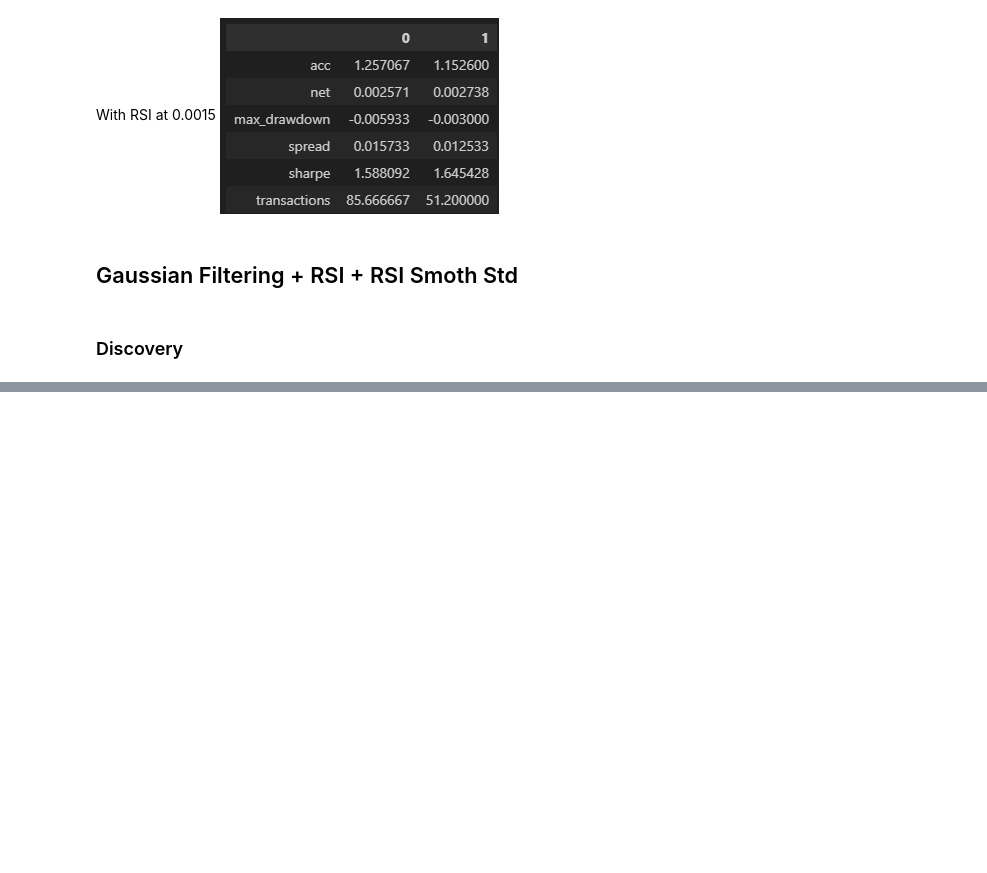
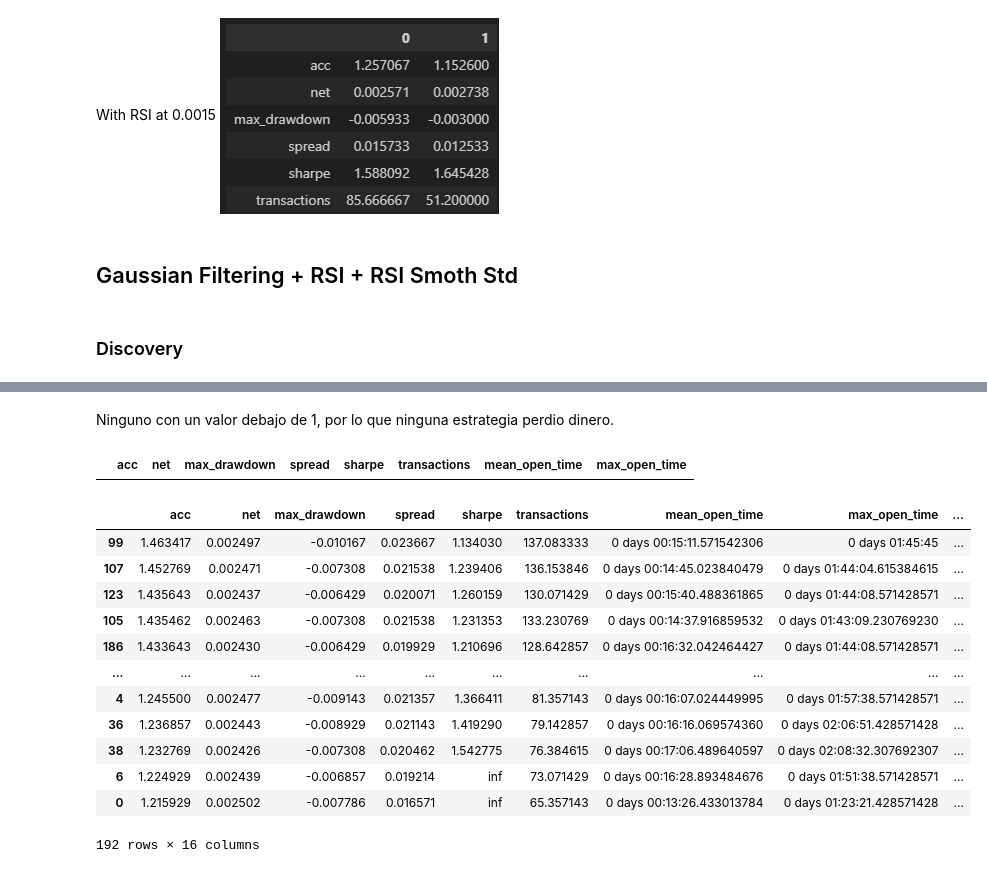
Before and after one commit to RamonHA/CrytosStudy, a Jupyter notebook: test_simple_strategies.ipynb, the cells around one changed output, grey strips where cells are left out. Cells and saved outputs as stored; diff of their text form; code cells hidden in the pictures; blank space fills up the shorter version.

```diff
--- a/test_simple_strategies.ipynb
+++ b/test_simple_strategies.ipynb
@@ -537,14 +537,14 @@ def gf_rsi_rsistd(asset, p1 = 2, thr = 70, rsi_length1 = 10, rsi_rolling = 6, rs
     return rule_validation(asset)
 # %%
 param_dict = {
-    "p1":[2,3],
-    "thr": [65, 70, 75],
+    "p1":[2],
+    "thr": [ 70, 75],
     "rsi_length1":[7, 10, 15],
-    "rsi_rolling":[4,5,6],
-    "rsistd_length":[10, 15, 20],
+    "rsi_rolling":[6, 7],
+    "rsistd_length":[ 15, 20],
     "rsistd_smoth":[5, 10],
     "std_length":[5, 10],
-    "std_thr":[2.5, 3]
+    "std_thr":[3, 3.5]
 }
 # %%
 param_grid = ParameterGrid( param_dict )
@@ -558,0 +576,4 @@ for param in param_grid:
+# %%
+r = pd.DataFrame(r)
+r.sort_values(by = "acc", ascending = False, inplace = True)
+r
@@ -558,0 +594,26 @@ for param in param_grid:
+# %% [markdown]
+Ninguno con un valor debajo de 1, por lo que ninguna estrategia perdio dinero.
+# %%
+r[ r["acc"] < 1 ]
+# %% [output]
+|  | acc | net | max_drawdown | spread | sharpe | transactions | mean_open_time | max_open_time |
+# %%
+paramgrid = pd.DataFrame(param_grid)
+# %%
+df_r = pd.concat([r, paramgrid], axis = 1)
+# %%
+df_r.sort_values(by = "acc", ascending=False)
+# %% [output]
+|  | acc | net | max_drawdown | spread | sharpe | transactions | mean_open_time | max_open_time | ... |
+| 99 | 1.463417 | 0.002497 | -0.010167 | 0.023667 | 1.134030 | 137.083333 | 0 days 00:15:11.571542306 | 0 days 01:45:45 | ... |
+| 107 | 1.452769 | 0.002471 | -0.007308 | 0.021538 | 1.239406 | 136.153846 | 0 days 00:14:45.023840479 | 0 days 01:44:04.615384615 | ... |
+| 123 | 1.435643 | 0.002437 | -0.006429 | 0.020071 | 1.260159 | 130.071429 | 0 days 00:15:40.488361865 | 0 days 01:44:08.571428571 | ... |
+| 105 | 1.435462 | 0.002463 | -0.007308 | 0.021538 | 1.231353 | 133.230769 | 0 days 00:14:37.916859532 | 0 days 01:43:09.230769230 | ... |
+| 186 | 1.433643 | 0.002430 | -0.006429 | 0.019929 | 1.210696 | 128.642857 | 0 days 00:16:32.042464427 | 0 days 01:44:08.571428571 | ... |
+| ... | ... | ... | ... | ... | ... | ... | ... | ... | ... |
+| 4 | 1.245500 | 0.002477 | -0.009143 | 0.021357 | 1.366411 | 81.357143 | 0 days 00:16:07.024449995 | 0 days 01:57:38.571428571 | ... |
+| 36 | 1.236857 | 0.002443 | -0.008929 | 0.021143 | 1.419290 | 79.142857 | 0 days 00:16:16.069574360 | 0 days 02:06:51.428571428 | ... |
+| 38 | 1.232769 | 0.002426 | -0.007308 | 0.020462 | 1.542775 | 76.384615 | 0 days 00:17:06.489640597 | 0 days 02:08:32.307692307 | ... |
+| 6 | 1.224929 | 0.002439 | -0.006857 | 0.019214 | inf | 73.071429 | 0 days 00:16:28.893484676 | 0 days 01:51:38.571428571 | ... |
+| 0 | 1.215929 | 0.002502 | -0.007786 | 0.016571 | inf | 65.357143 | 0 days 00:13:26.433013784 | 0 days 01:23:21.428571428 | ... |
+192 rows × 16 columns
```
Also changed, not shown: parts of 6 cells of this notebook, 2 other files.
